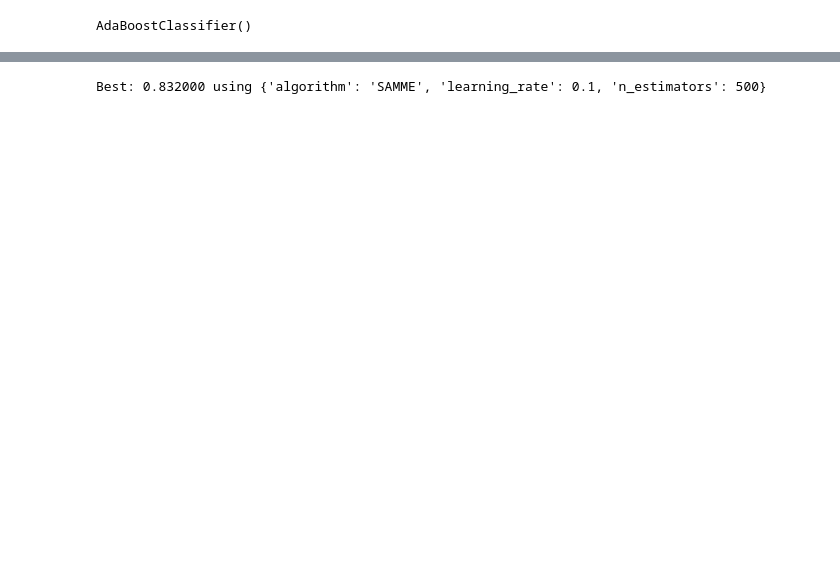
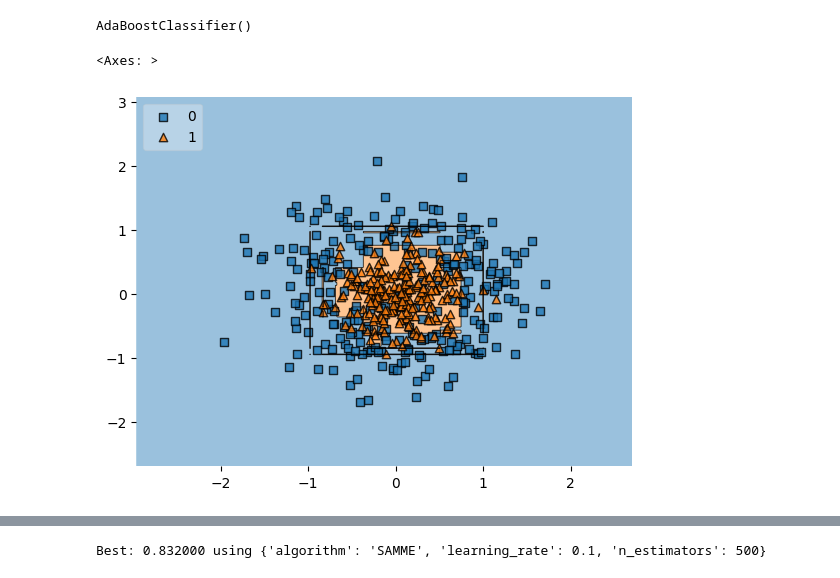
Before and after one commit to agarwalprashant/100-days-of-machine-learning, a Jupyter notebook: day66-adaboost/adaboost-hyperparameter.ipynb, the cells around one changed output, grey strips where cells are left out. Saved outputs shown, nothing was run; the diff lists cells and outputs as text; code cells hidden in the pictures; blank space fills up the shorter version.

```diff
--- a/day66-adaboost/adaboost-hyperparameter.ipynb
+++ b/day66-adaboost/adaboost-hyperparameter.ipynb
@@ -139,6 +188,11 @@ np.mean(cross_val_score(abc,X,y,scoring='accuracy',cv=10))
 abc.fit(X,y)
 # %% [output]
 AdaBoostClassifier()
+# %%
+plot_decision_regions(X, y, clf=abc, legend=2)
+# %% [output]
+<Axes: >
+[figure, added]
 # %%
 def plot_decision_boundary(clf):
     plt.figure(figsize=(12, 8))
```
Also changed, not shown: parts of 5 cells of this notebook, 2 other files.
